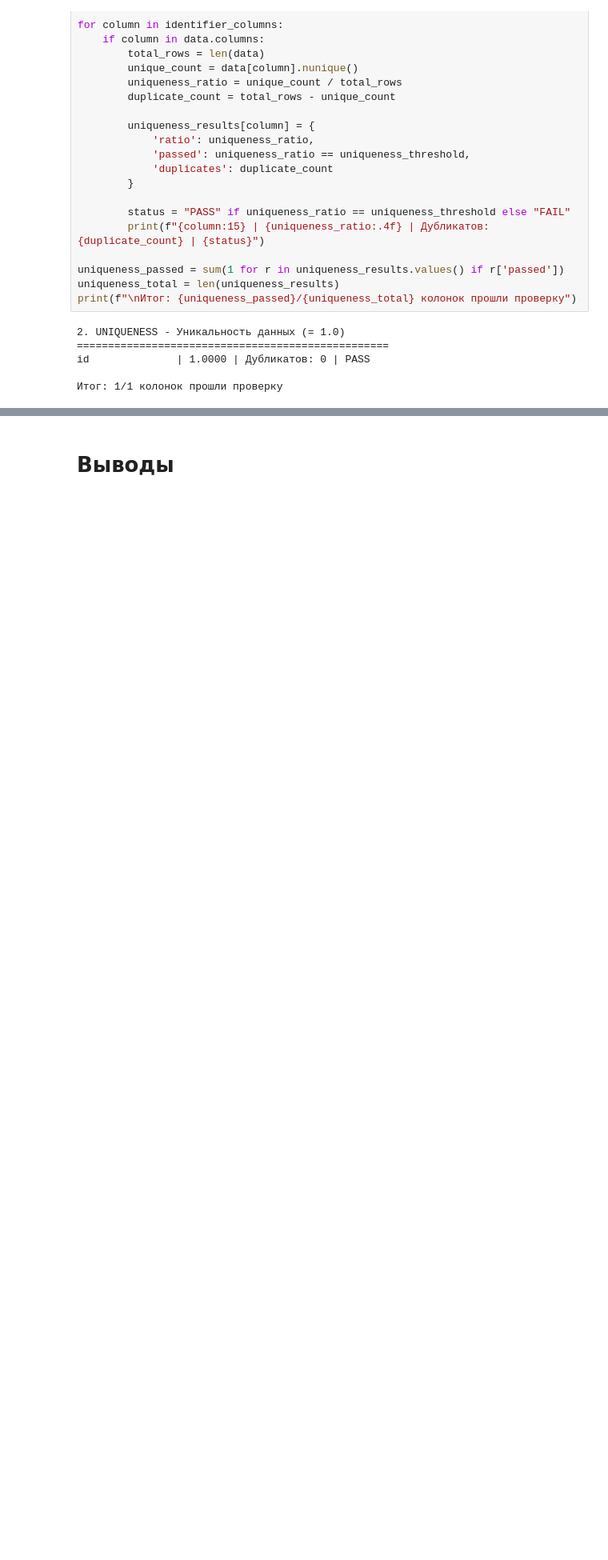
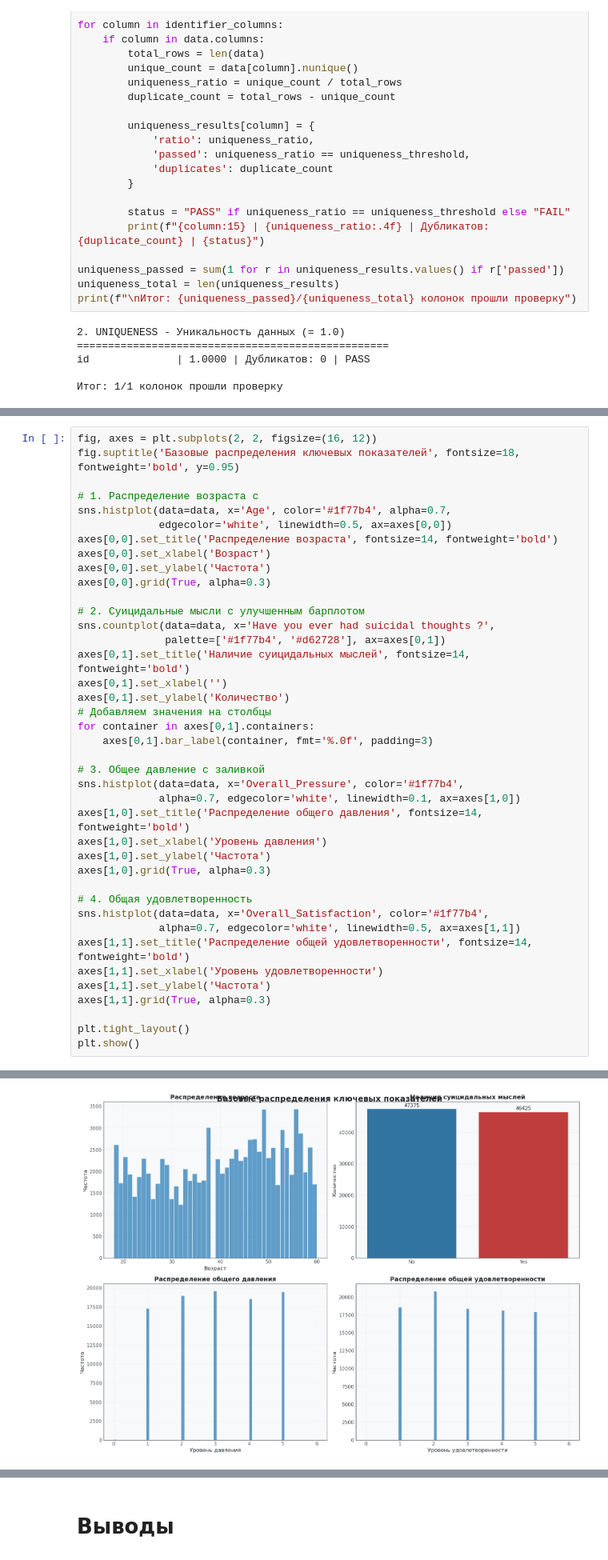
Before and after one commit to lapoverine/DDE_repo, a Jupyter notebook: notebooks/EDA.ipynb, the cells around one changed output, grey strips where cells are left out. Shown at 80% size. Drawn from its saved outputs; the diff is of its cells as text; blank space fills up the shorter version.

```diff
--- a/notebooks/EDA.ipynb
+++ b/notebooks/EDA.ipynb
@@ -392,0 +400,41 @@ id              | 1.0000 | Дубликатов: 0 | PASS
+# %%
+fig, axes = plt.subplots(2, 2, figsize=(16, 12))
+fig.suptitle('Базовые распределения ключевых показателей', fontsize=18, fontweight='bold', y=0.95)
+
+# 1. Распределение возраста с
+sns.histplot(data=data, x='Age', color='#1f77b4', alpha=0.7,
+             edgecolor='white', linewidth=0.5, ax=axes[0,0])
+axes[0,0].set_title('Распределение возраста', fontsize=14, fontweight='bold')
+axes[0,0].set_xlabel('Возраст')
+axes[0,0].set_ylabel('Частота')
+axes[0,0].grid(True, alpha=0.3)
+
+# 2. Суицидальные мысли с улучшенным барплотом
+sns.countplot(data=data, x='Have you ever had suicidal thoughts ?',
+              palette=['#1f77b4', '#d62728'], ax=axes[0,1])
+axes[0,1].set_title('Наличие суицидальных мыслей', fontsize=14, fontweight='bold')
+axes[0,1].set_xlabel('')
+axes[0,1].set_ylabel('Количество')
+# Добавляем значения на столбцы
+for container in axes[0,1].containers:
+    axes[0,1].bar_label(container, fmt='%.0f', padding=3)
+
+# 3. Общее давление с заливкой
+sns.histplot(data=data, x='Overall_Pressure', color='#1f77b4',
+             alpha=0.7, edgecolor='white', linewidth=0.1, ax=axes[1,0])
+axes[1,0].set_title('Распределение общего давления', fontsize=14, fontweight='bold')
+axes[1,0].set_xlabel('Уровень давления')
+axes[1,0].set_ylabel('Частота')
+axes[1,0].grid(True, alpha=0.3)
+
+# 4. Общая удовлетворенность
+sns.histplot(data=data, x='Overall_Satisfaction', color='#1f77b4',
+             alpha=0.7, edgecolor='white', linewidth=0.5, ax=axes[1,1])
+axes[1,1].set_title('Распределение общей удовлетворенности', fontsize=14, fontweight='bold')
+axes[1,1].set_xlabel('Уровень удовлетворенности')
+axes[1,1].set_ylabel('Частота')
+axes[1,1].grid(True, alpha=0.3)
+
+plt.tight_layout()
+plt.show()
+# %% [output]
@@ -392,0 +442 @@ id              | 1.0000 | Дубликатов: 0 | PASS
+[figure, added]
```
Also changed, not shown: parts of 13 cells of this notebook.
